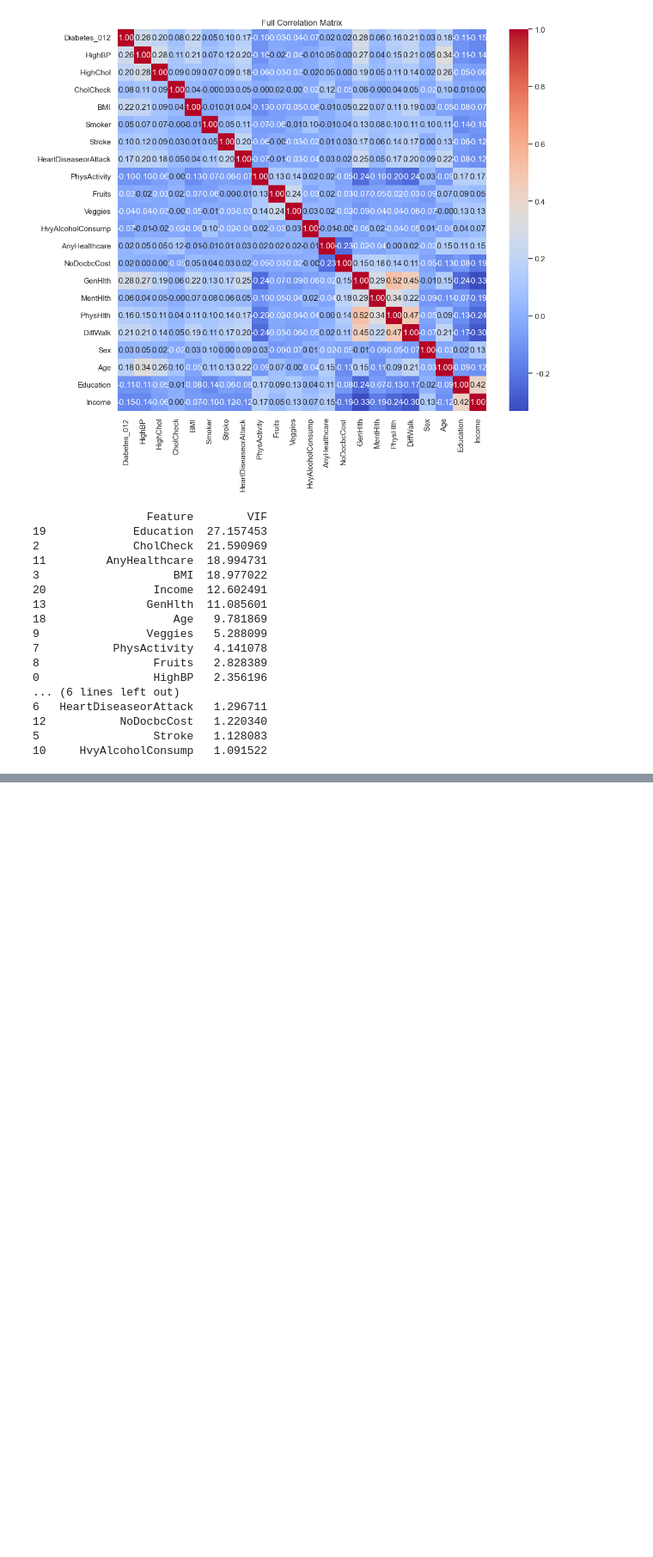
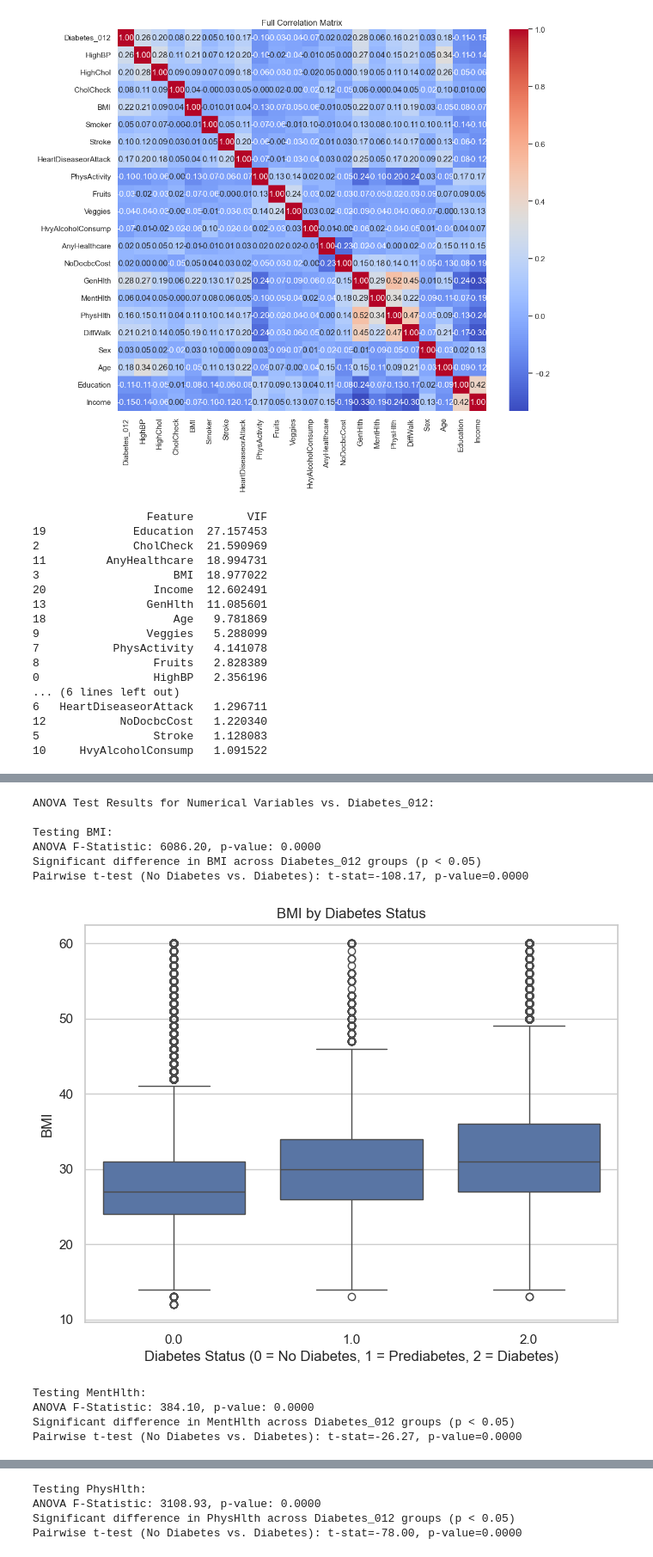
Before and after one commit to Ganindu-Deshapriya/DA_assignment, a Jupyter notebook: workspace_Amanda/Data_pre.ipynb, the cells around one changed output, grey strips where cells are left out. Shown at 86% size. Drawn from its saved outputs; the diff is of its cells as text; code cells hidden in the pictures; blank space fills up the shorter version.

```diff
--- a/workspace_Amanda/Data_pre.ipynb
+++ b/workspace_Amanda/Data_pre.ipynb
@@ -617,0 +590,49 @@ print(vif_data.sort_values('VIF', ascending=False))
+# %%
+
+from scipy.stats import ttest_ind
+
+# Numerical columns
+numeric_cols = ['BMI', 'MentHlth', 'PhysHlth']
+
+
+# Perform ANOVA for each numerical column
+print("ANOVA Test Results for Numerical Variables vs. Diabetes_012:")
+for col in numeric_cols:
+    # Group data by Diabetes_012
+    group0 = df_copy[df_copy['Diabetes_012'] == 0][col]  # No diabetes
+    group1 = df_copy[df_copy['Diabetes_012'] == 1][col]  # Prediabetes
+    group2 = df_copy[df_copy['Diabetes_012'] == 2][col]  # Diabetes
+
+    # Run ANOVA
+    f_stat, p_value = f_oneway(group0, group1, group2)
+
+    # Print results
+    print(f"\nTesting {col}:")
+    print(f"ANOVA F-Statistic: {f_stat:.2f}, p-value: {p_value:.4f}")
+    if p_value < 0.05:
+        print(f"Significant difference in {col} across Diabetes_012 groups (p < 0.05)")
+        # Follow-up pairwise t-test (No Diabetes vs. Diabetes)
+        t_stat, t_p_value = ttest_ind(group0, group2)
+        print(f"Pairwise t-test (No Diabetes vs. Diabetes): t-stat={t_stat:.2f}, p-value={t_p_value:.4f}")
+    else:
+        print(f"No significant difference in {col} across Diabetes_012 groups")
+
+    # Visualize with boxplot
+    plt.figure(figsize=(8, 6))
+    sns.boxplot(x='Diabetes_012', y=col, data=df_copy)
+    plt.title(f'{col} by Diabetes Status')
+    plt.xlabel('Diabetes Status (0 = No Diabetes, 1 = Prediabetes, 2 = Diabetes)')
+    plt.ylabel(col)
+    plt.show()
+# %% [output]
+ANOVA Test Results for Numerical Variables vs. Diabetes_012:
+
+Testing BMI:
+ANOVA F-Statistic: 6086.20, p-value: 0.0000
+Significant difference in BMI across Diabetes_012 groups (p < 0.05)
+Pairwise t-test (No Diabetes vs. Diabetes): t-stat=-108.17, p-value=0.0000
+[figure, added]
+Testing MentHlth:
+ANOVA F-Statistic: 384.10, p-value: 0.0000
+Significant difference in MentHlth across Diabetes_012 groups (p < 0.05)
+Pairwise t-test (No Diabetes vs. Diabetes): t-stat=-26.27, p-value=0.0000
@@ -617,0 +640,4 @@ print(vif_data.sort_values('VIF', ascending=False))
+Testing PhysHlth:
+ANOVA F-Statistic: 3108.93, p-value: 0.0000
+Significant difference in PhysHlth across Diabetes_012 groups (p < 0.05)
+Pairwise t-test (No Diabetes vs. Diabetes): t-stat=-78.00, p-value=0.0000
```
Also changed, not shown: parts of 4 cells of this notebook, 1 other file.
